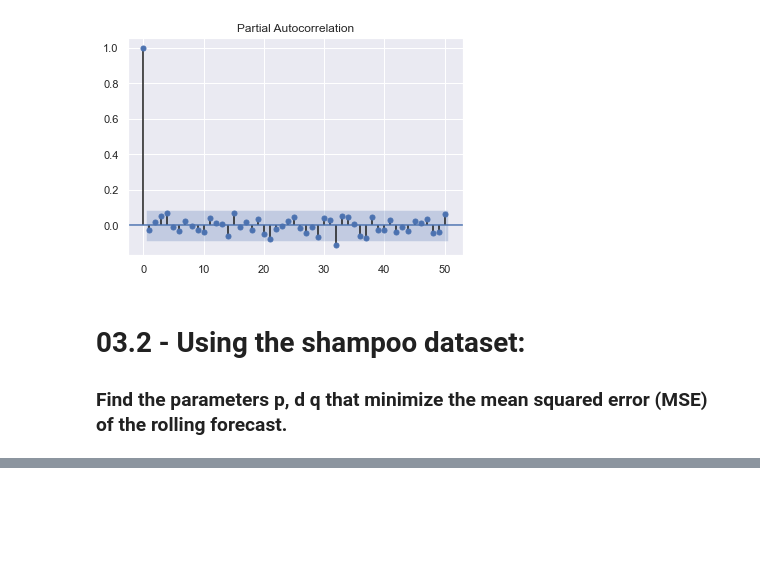
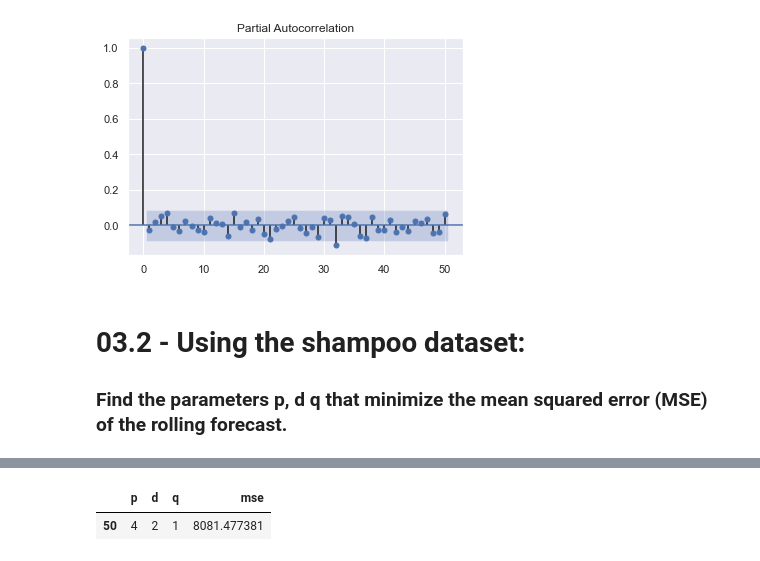
Before and after one commit to zerodarkzone/AdvancedMethodsDataAnalysisClassGrupo4202119, a Jupyter notebook: Exercises/E03-ARIMA.ipynb, the cells around one changed output, grey strips where cells are left out. Cells and saved outputs as stored; diff of their text form; code cells hidden in the pictures; blank space fills up the shorter version.

```diff
--- a/Exercises/E03-ARIMA.ipynb
+++ b/Exercises/E03-ARIMA.ipynb
@@ -59,0 +144,5 @@ plot_pacf( data_arma_df.ts4, lags=50);
+# %%
+df.loc[df['mse'] == min(df['mse'])]
+# %% [output]
+|  | p | d | q | mse |
+| 50 | 4 | 2 | 1 | 8081.477381 |
```
Also changed, not shown: parts of 4 cells of this notebook.
